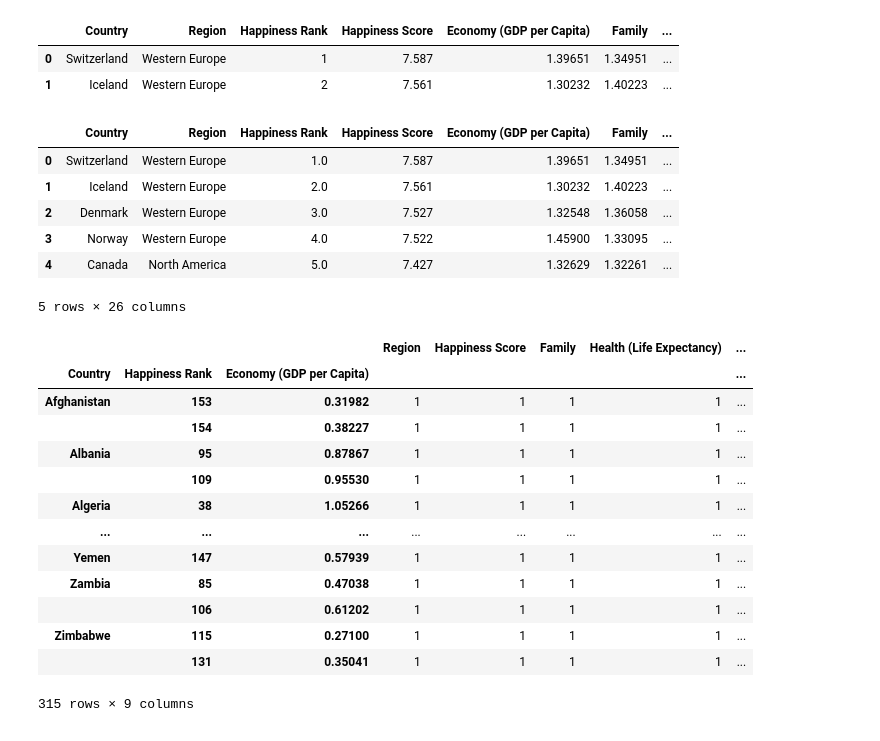
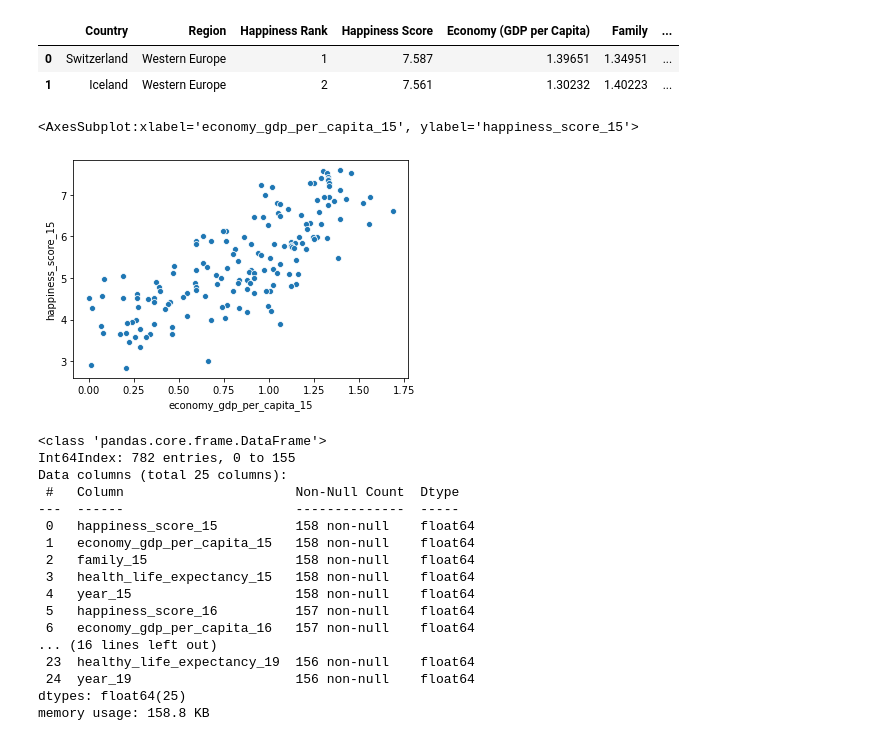
Before and after one commit to aradjabova/world_happiness_analysis, a Jupyter notebook: Notebook_1.ipynb, the cells around one changed output. Saved outputs shown, nothing was run; the diff lists cells and outputs as text; code cells hidden in the pictures.

```diff
--- a/Notebook_1.ipynb
+++ b/Notebook_1.ipynb
@@ -111 +128,6 @@ twenty15.head(2)
+# %%
+sns.scatterplot(twenty15['economy_gdp_per_capita_15'], twenty15['happiness_score_15'])
+# %% [output]
+<AxesSubplot:xlabel='economy_gdp_per_capita_15', ylabel='happiness_score_15'>
+[figure, added]
 # %%
@@ -113,10 +150,20 @@ df = pd.concat(years,)
 # %%
-df.head()
+df.info()
 # %% [output]
-|  | Country | Region | Happiness Rank | Happiness Score | Economy (GDP per Capita) | Family | ... |
-| 0 | Switzerland | Western Europe | 1.0 | 7.587 | 1.39651 | 1.34951 | ... |
-| 1 | Iceland | Western Europe | 2.0 | 7.561 | 1.30232 | 1.40223 | ... |
-| 2 | Denmark | Western Europe | 3.0 | 7.527 | 1.32548 | 1.36058 | ... |
-| 3 | Norway | Western Europe | 4.0 | 7.522 | 1.45900 | 1.33095 | ... |
-| 4 | Canada | North America | 5.0 | 7.427 | 1.32629 | 1.32261 | ... |
-5 rows × 26 columns
+<class 'pandas.core.frame.DataFrame'>
+Int64Index: 782 entries, 0 to 155
+Data columns (total 25 columns):
+ #   Column                      Non-Null Count  Dtype
+---  ------                      --------------  -----
+ 0   happiness_score_15          158 non-null    float64
+ 1   economy_gdp_per_capita_15   158 non-null    float64
+ 2   family_15                   158 non-null    float64
+ 3   health_life_expectancy_15   158 non-null    float64
+ 4   year_15                     158 non-null    float64
+ 5   happiness_score_16          157 non-null    float64
+ 6   economy_gdp_per_capita_16   157 non-null    float64
+... (16 lines left out)
+ 23  healthy_life_expectancy_19  156 non-null    float64
+ 24  year_19                     156 non-null    float64
+dtypes: float64(25)
+memory usage: 158.8 KB
@@ -125,17 +169,0 @@ fifteen_and_sixteen = twenty15.merge(twenty16, how='outer')
-# %%
-fifteen_and_sixteen.groupby(["Country","Happiness Rank", "Economy (GDP per Capita)" ]).count()
-# %% [output]
-|  |  |  | Region | Happiness Score | Family | Health (Life Expectancy) | ... |
-| Country | Happiness Rank | Economy (GDP per Capita) |  |  |  |  | ... |
-| Afghanistan | 153 | 0.31982 | 1 | 1 | 1 | 1 | ... |
-|  | 154 | 0.38227 | 1 | 1 | 1 | 1 | ... |
-| Albania | 95 | 0.87867 | 1 | 1 | 1 | 1 | ... |
-|  | 109 | 0.95530 | 1 | 1 | 1 | 1 | ... |
-| Algeria | 38 | 1.05266 | 1 | 1 | 1 | 1 | ... |
-| ... | ... | ... | ... | ... | ... | ... | ... |
-| Yemen | 147 | 0.57939 | 1 | 1 | 1 | 1 | ... |
-| Zambia | 85 | 0.47038 | 1 | 1 | 1 | 1 | ... |
-|  | 106 | 0.61202 | 1 | 1 | 1 | 1 | ... |
-| Zimbabwe | 115 | 0.27100 | 1 | 1 | 1 | 1 | ... |
-|  | 131 | 0.35041 | 1 | 1 | 1 | 1 | ... |
-315 rows × 9 columns
```
Also changed, not shown: parts of 6 cells of this notebook, 3 other files.
